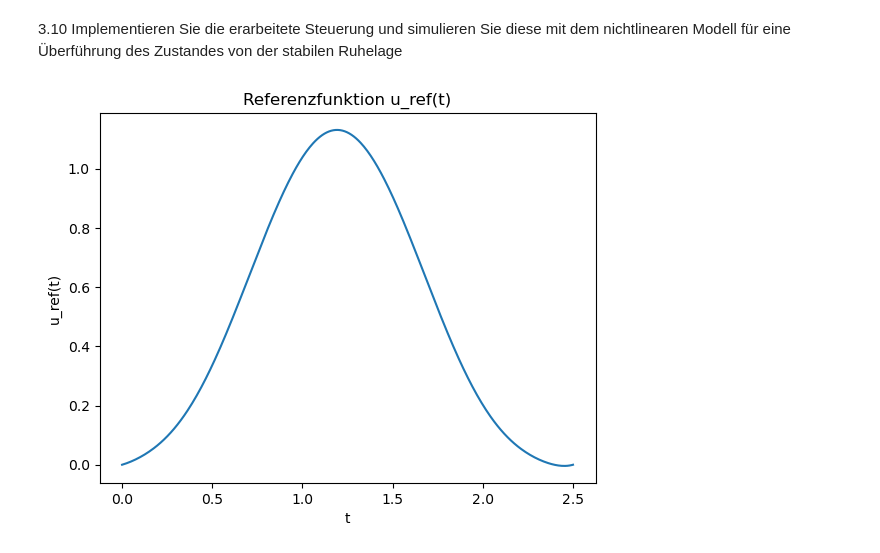
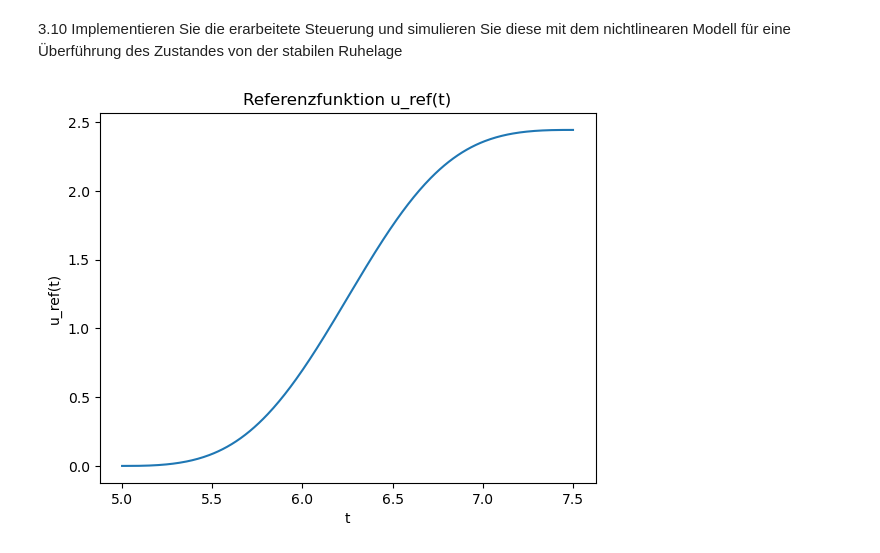
Before and after one commit to Martin-Pu/ACLabor, a Jupyter notebook: simon_test_area/3_9_u_3_10.ipynb, the cells around one changed output. Saved outputs shown, nothing was run; the diff lists cells and outputs as text; code cells hidden in the pictures.

Commit message:
t0 and t1 instead of T for trajectory gen

```diff
--- a/simon_test_area/3_9_u_3_10.ipynb
+++ b/simon_test_area/3_9_u_3_10.ipynb
@@ -154,16 +154,21 @@ yT = (140.0/360.0) * 2 * np.pi
 T = 2.5
 eta0 = y0/b0
 etaT = yT/b0
+t0 = 5
+t1 = 7.5
 
-def generate_trajectorys(eta_t0, eta_t1, T, a0, a1, a2, a3):
+def generate_trajectorys(eta_t0, eta_t1, t0, t1, a0, a1, a2, a3):
+    """
+    generates trajectorys for u and x that are only valid from t0 to t1
+    """
 
     # Symbol definieren
-    tau, eta0_sym, etaT_sym, T_sym, t_sym = sp.symbols('tau eta_0 eta_T T t')
+    tau, t_sym = sp.symbols('tau t')
 
     # phi_4 definieren
     phi = 126*tau**5 - 420*tau**6 + 540*tau**7 - 315*tau**8 + 70*tau**9
     eta = eta_t0 + (eta_t1 - eta_t0) * phi
-    eta = eta.subs(tau, t_sym/T)
+    eta = eta.subs(tau, (t_sym - t0)/(t1 - t0))
 
     eta_d1 = sp.diff(eta, t_sym, 1)
     eta_d2 = sp.diff(eta_d1, t_sym, 1)
@@ -183,23 +188,23 @@ def generate_trajectorys(eta_t0, eta_t1, T, a0, a1, a2, a3):
 
     return u_ref, x_ref
 
-u_ref, x_ref = generate_trajectorys(eta0, etaT, T, a0, a1, a2, a3)
+u_ref, x_ref = generate_trajectorys(eta0, etaT, t0, t1, a0, a1, a2, a3)
 # %% [markdown]
 3.10 Implementieren Sie die erarbeitete Steuerung und simulieren Sie diese mit dem
 nichtlinearen Modell für eine Überführung des Zustandes von der stabilen Ruhelage
 # %%
 # Zeitachse
-t_vals = np.linspace(0.0, 2.5, 400)
-u_vals = u_ref(t_vals)
+t_vals = np.linspace(t0, t1, 400)
+u_vals = x_ref(t_vals)[0] # shows the reference trajectorys for the states of the system
 
 # Plot
 plt.figure()
 plt.plot(t_vals, u_vals)
 plt.xlabel("t")
 plt.ylabel("u_ref(t)")
 plt.title("Referenzfunktion u_ref(t)")
 plt.show()
 # %% [output]
-[figure, old version]
+[figure, new version]
 # %%
 def input_tau(t: float) -> float:
```
Also changed, not shown: parts of 1 cell of this notebook.
